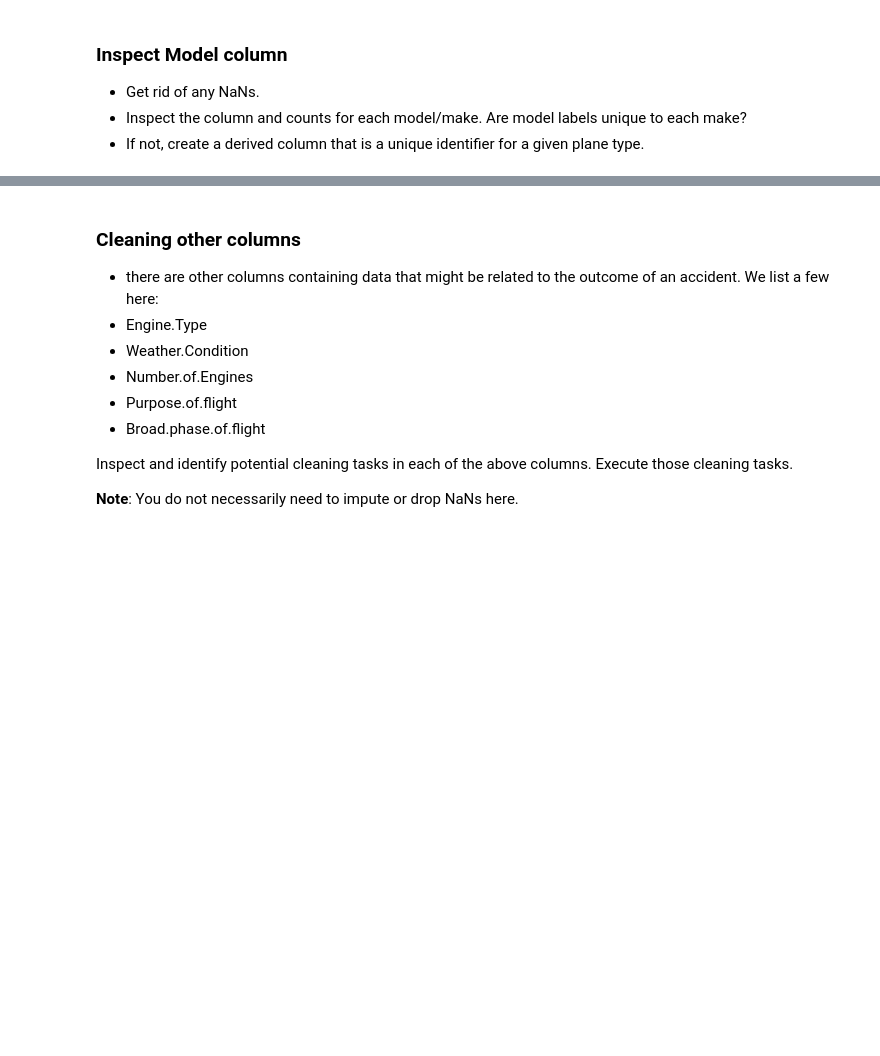
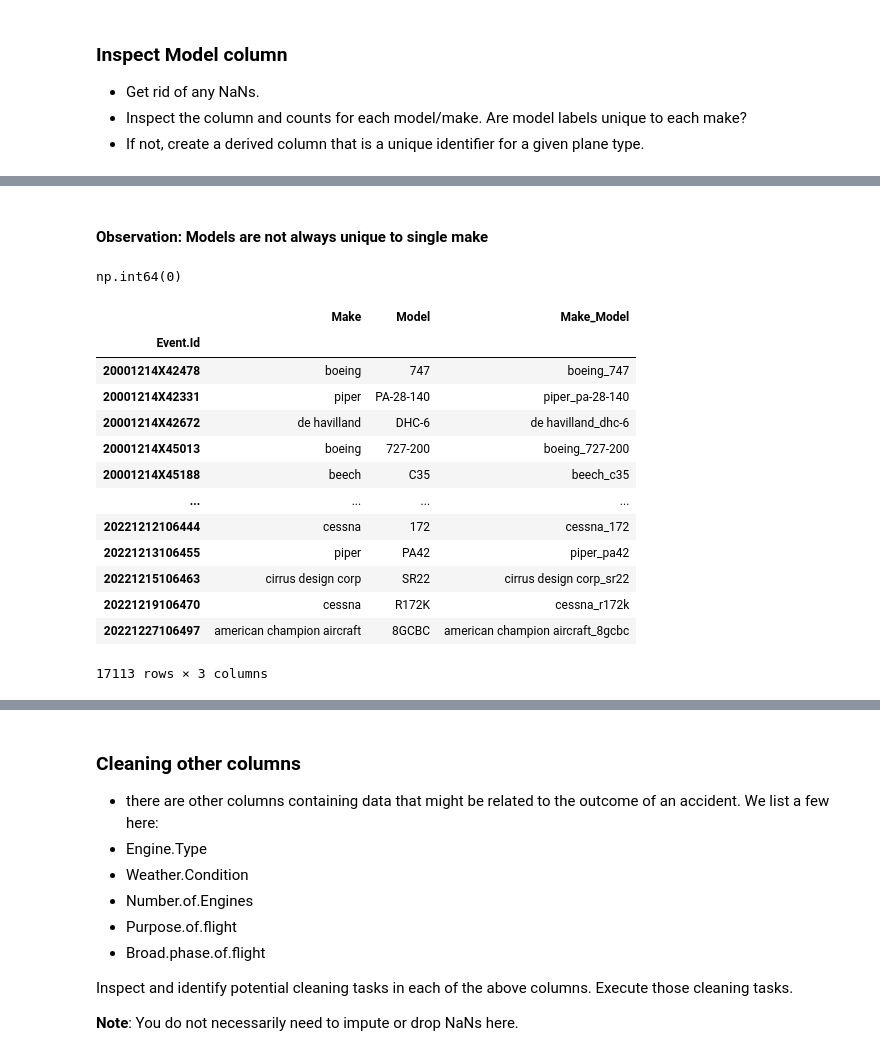
Before and after one commit to kyalo001/dsc-course0-m8-lab, a Jupyter notebook: Aviation_Accidents_Cleaning.ipynb, the cells around one changed output, grey strips where cells are left out. Cells and saved outputs as stored; diff of their text form; code cells hidden in the pictures; blank space fills up the shorter version.

```diff
--- a/Aviation_Accidents_Cleaning.ipynb
+++ b/Aviation_Accidents_Cleaning.ipynb
@@ -297,3 +373,9 @@ Injuries and robustness to destruction are a key interest point for the client.
 - Get rid of any NaNs.
 - Inspect the column and counts for each model/make. Are model labels unique to each make?
 - If not, create a derived column that is a unique identifier for a given plane type.
+# %%
+#Checking the null values in column model
+makes_filtered["Model"].isna().sum()
+
+#I decided to fill the null values with unknown
+makes_filtered["Model"]=makes_filtered["Model"].fillna("unkown", inplace=True)
@@ -299,0 +454,30 @@ Injuries and robustness to destruction are a key interest point for the client.
+# %% [markdown]
+#### Observation: Models are not always unique to single make
+# %%
+#Now there is no null values
+makes_filtered["Model"].isna().sum()
+# %% [output]
+np.int64(0)
+# %%
+makes_filtered["Make_Model"] = (
+    makes_filtered["Make"].astype(str).str.strip().str.lower()
+    + "_" +
+   makes_filtered["Model"].astype(str).str.strip().str.lower()
+)
+# %%
+makes_filtered[["Make", "Model","Make_Model"]]
+# %% [output]
+|  | Make | Model | Make_Model |
+| Event.Id |  |  |  |
+| 20001214X42478 | boeing | 747 | boeing_747 |
+| 20001214X42331 | piper | PA-28-140 | piper_pa-28-140 |
+| 20001214X42672 | de havilland | DHC-6 | de havilland_dhc-6 |
+| 20001214X45013 | boeing | 727-200 | boeing_727-200 |
+| 20001214X45188 | beech | C35 | beech_c35 |
+| ... | ... | ... | ... |
+| 20221212106444 | cessna | 172 | cessna_172 |
+| 20221213106455 | piper | PA42 | piper_pa42 |
+| 20221215106463 | cirrus design corp | SR22 | cirrus design corp_sr22 |
+| 20221219106470 | cessna | R172K | cessna_r172k |
+| 20221227106497 | american champion aircraft | 8GCBC | american champion aircraft_8gcbc |
+17113 rows × 3 columns
```
Also changed, not shown: parts of 52 cells of this notebook, 2 other files.
